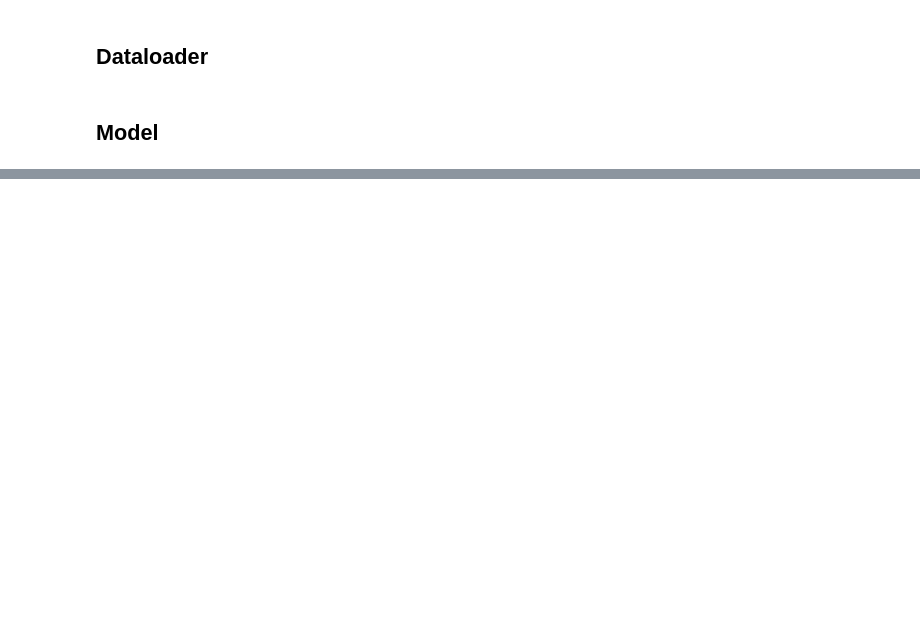
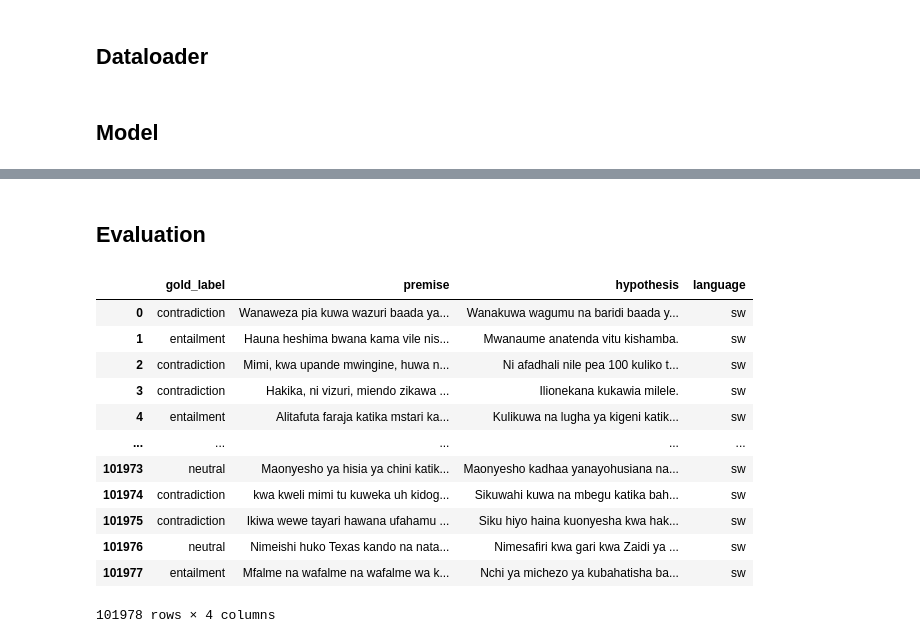
Before and after one commit to suchith720/XNLI, a Jupyter notebook: XLM-R_adaptors.ipynb, the cells around one changed output, grey strips where cells are left out. Cells and saved outputs as stored; diff of their text form; code cells hidden in the pictures; blank space fills up the shorter version.

```diff
--- a/XLM-R_adaptors.ipynb
+++ b/XLM-R_adaptors.ipynb
@@ -91 +221,21 @@ model.train_adapter(["xnli"])
+# %% [markdown]
+## Evaluation
+# %%
+data_sw = complete_data[complete_data.language == "sw"].reset_index(drop=True)
+# %%
+data_sw
+# %% [output]
+|  | gold_label | premise | hypothesis | language |
+| 0 | contradiction | Wanaweza pia kuwa wazuri baada ya... | Wanakuwa wagumu na baridi baada y... | sw |
+| 1 | entailment | Hauna heshima bwana kama vile nis... | Mwanaume anatenda vitu kishamba. | sw |
+| 2 | contradiction | Mimi, kwa upande mwingine, huwa n... | Ni afadhali nile pea 100 kuliko t... | sw |
+| 3 | contradiction | Hakika, ni vizuri, miendo zikawa ... | Ilionekana kukawia milele. | sw |
+| 4 | entailment | Alitafuta faraja katika mstari ka... | Kulikuwa na lugha ya kigeni katik... | sw |
+| ... | ... | ... | ... | ... |
+| 101973 | neutral | Maonyesho ya hisia ya chini katik... | Maonyesho kadhaa yanayohusiana na... | sw |
+| 101974 | contradiction | kwa kweli mimi tu kuweka uh kidog... | Sikuwahi kuwa na mbegu katika bah... | sw |
+| 101975 | contradiction | Ikiwa wewe tayari hawana ufahamu ... | Siku hiyo haina kuonyesha kwa hak... | sw |
+| 101976 | neutral | Nimeishi huko Texas kando na nata... | Nimesafiri kwa gari kwa Zaidi ya ... | sw |
+| 101977 | entailment | Mfalme na wafalme na wafalme wa k... | Nchi ya michezo ya kubahatisha ba... | sw |
+101978 rows × 4 columns
 # %%
```
Also changed, not shown: parts of 28 cells of this notebook, 3 other files.
